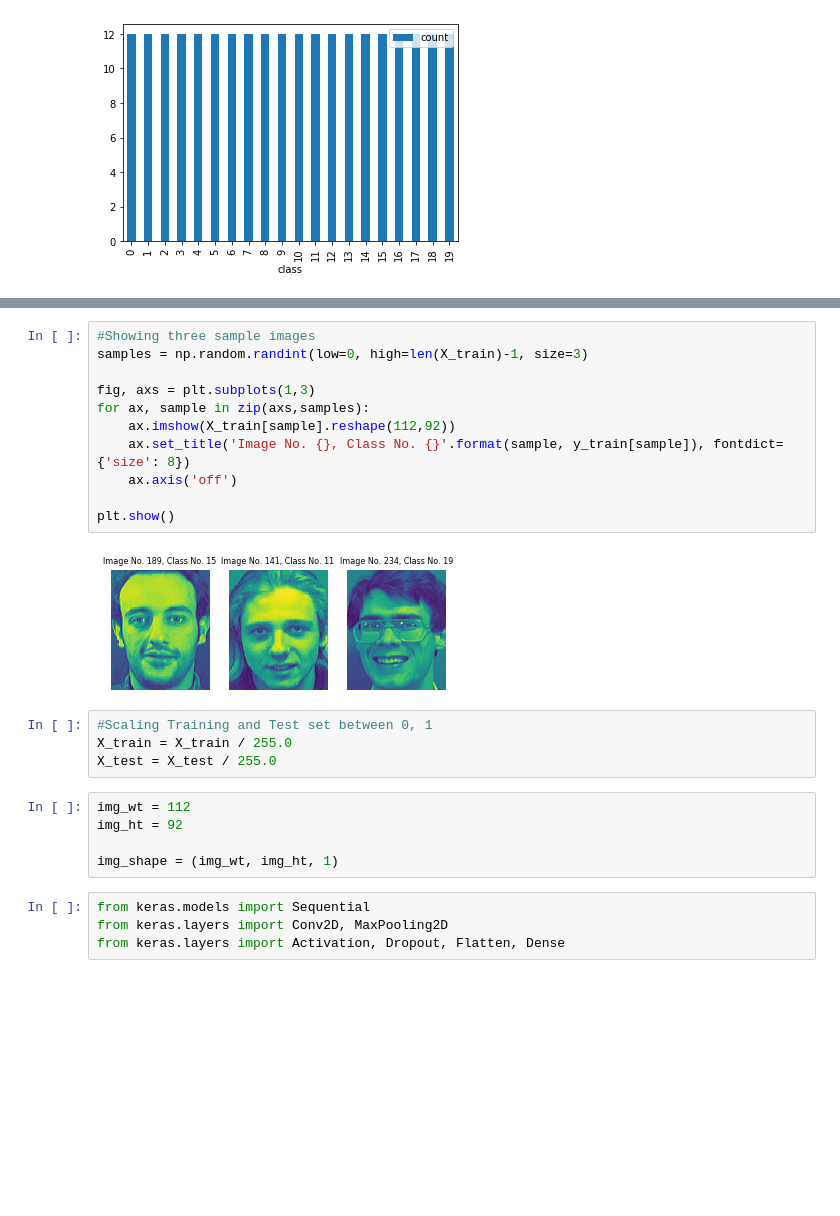
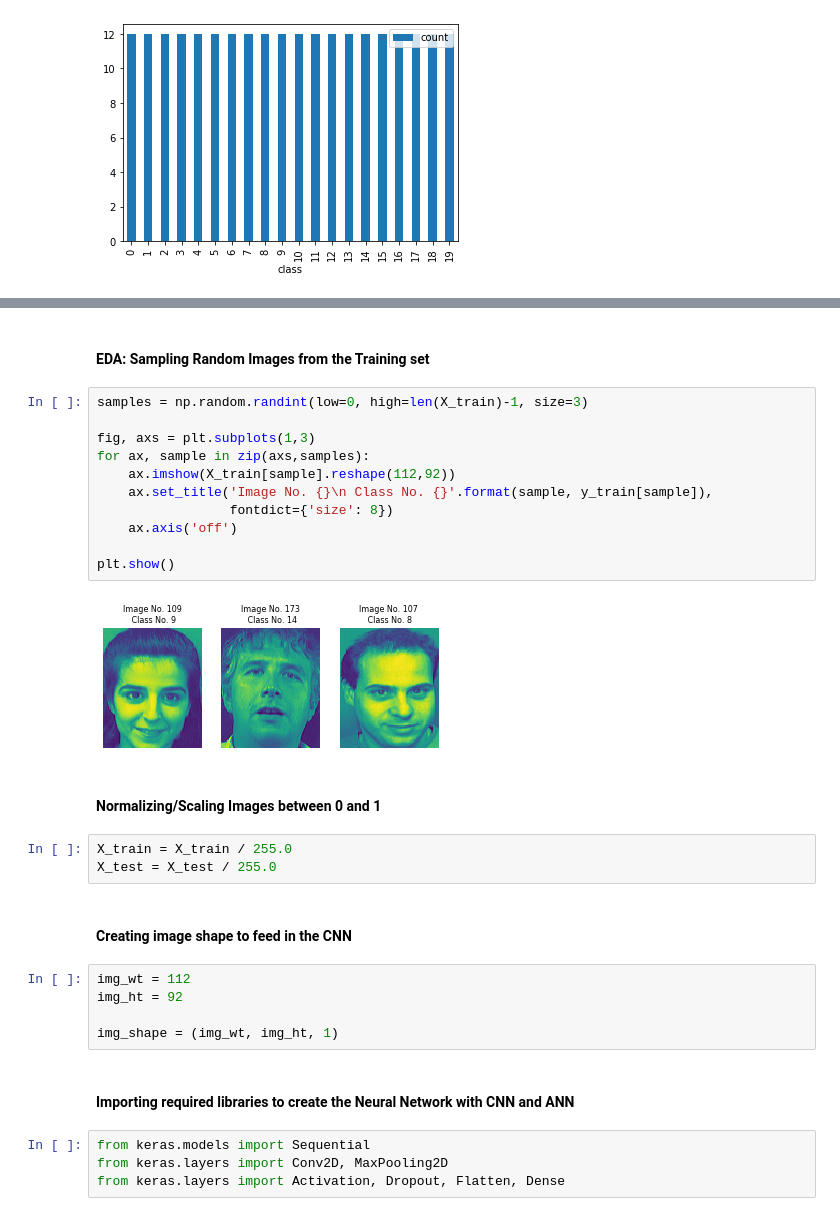
Before and after one commit to snbhattacharjya/Simplilearn, a Jupyter notebook: Advanced Deep Learning/Facial Recognition.ipynb, the cells around one changed output, grey strips where cells are left out. Saved outputs shown, nothing was run; the diff lists cells and outputs as text; blank space fills up the shorter version.

```diff
--- a/Advanced Deep Learning/Facial Recognition.ipynb
+++ b/Advanced Deep Learning/Facial Recognition.ipynb
@@ -83,25 +65,32 @@ df_test
+# %% [markdown]
+#### EDA: Sampling Random Images from the Training set
 # %%
-#Showing three sample images
 samples = np.random.randint(low=0, high=len(X_train)-1, size=3)
 
 fig, axs = plt.subplots(1,3)
 for ax, sample in zip(axs,samples):
     ax.imshow(X_train[sample].reshape(112,92))
-    ax.set_title('Image No. {}, Class No. {}'.format(sample, y_train[sample]), fontdict={'size': 8})
+    ax.set_title('Image No. {}\n Class No. {}'.format(sample, y_train[sample]),
+                 fontdict={'size': 8})
     ax.axis('off')
 
 plt.show()
 # %% [output]
-[figure, old version]
+[figure, new version]
+# %% [markdown]
+#### Normalizing/Scaling Images between 0 and 1
 # %%
-#Scaling Training and Test set between 0, 1
 X_train = X_train / 255.0
 X_test = X_test / 255.0
+# %% [markdown]
+#### Creating image shape to feed in the CNN
 # %%
 img_wt = 112
 img_ht = 92
 
 img_shape = (img_wt, img_ht, 1)
+# %% [markdown]
+#### Importing required libraries to create the Neural Network with CNN and ANN
 # %%
 from keras.models import Sequential
 from keras.layers import Conv2D, MaxPooling2D
```
Also changed, not shown: parts of 28 cells of this notebook, 1 other file.
